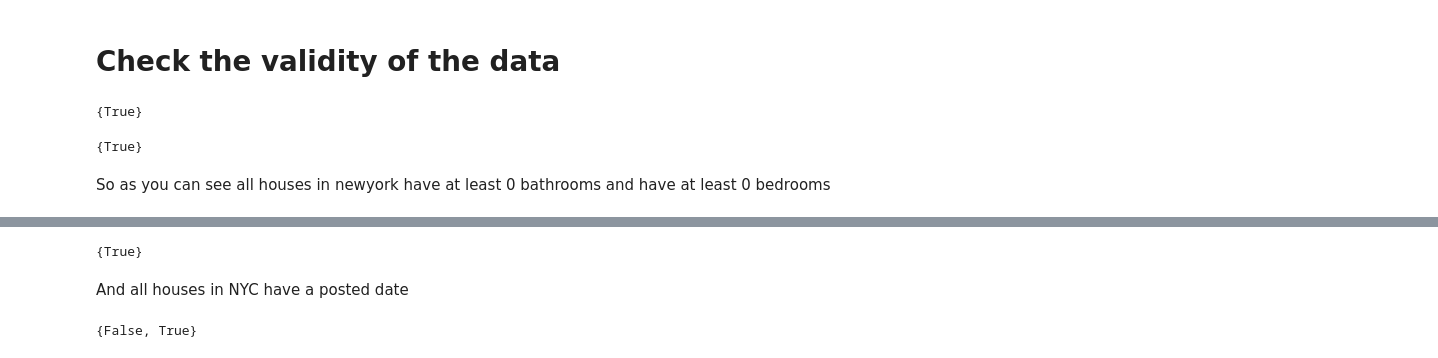
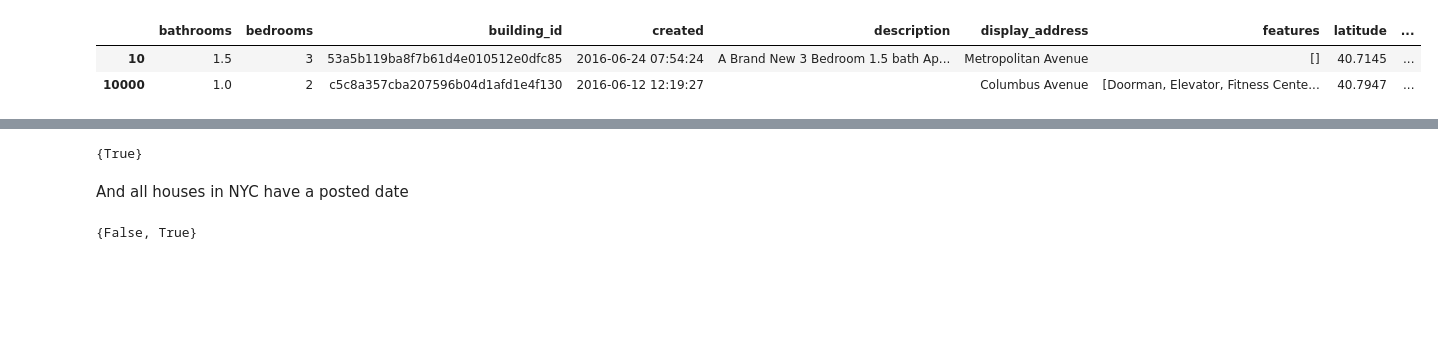
Before and after one commit to DrewPritchard/BigData_PSTAT235, a Jupyter notebook: Report.ipynb, the cells around one changed output, grey strips where cells are left out. Cells and saved outputs as stored; diff of their text form; code cells hidden in the pictures; blank space fills up the shorter version.

```diff
--- a/Report.ipynb
+++ b/Report.ipynb
@@ -33,13 +34,8 @@ sqlCtx = SQLContext(sc)
 data_pd = pd.read_json("data/train.json")
-# %% [markdown]
-# Check the validity of the data
-# %%
-set([t>=0 for t in data_pd["bathrooms"].tolist()])
-# %% [output]
-{True}
-# %%
-set([t>=0 for t in data_pd["bedrooms"].tolist()])
-# %% [output]
-{True}
-# %% [markdown]
-So as you can see all houses in newyork have at least 0 bathrooms and have at least 0 bedrooms
+# %%
+# look at variables
+data_pd.head(2)
+# %% [output]
+|  | bathrooms | bedrooms | building_id | created | description | display_address | features | latitude | ... |
+| 10 | 1.5 | 3 | 53a5b119ba8f7b61d4e010512e0dfc85 | 2016-06-24 07:54:24 | A Brand New 3 Bedroom 1.5 bath Ap... | Metropolitan Avenue | [] | 40.7145 | ... |
+| 10000 | 1.0 | 2 | c5c8a357cba207596b04d1afd1e4f130 | 2016-06-12 12:19:27 |  | Columbus Avenue | [Doorman, Elevator, Fitness Cente... | 40.7947 | ... |
```
Also changed, not shown: parts of 32 cells of this notebook, 1 other file.
